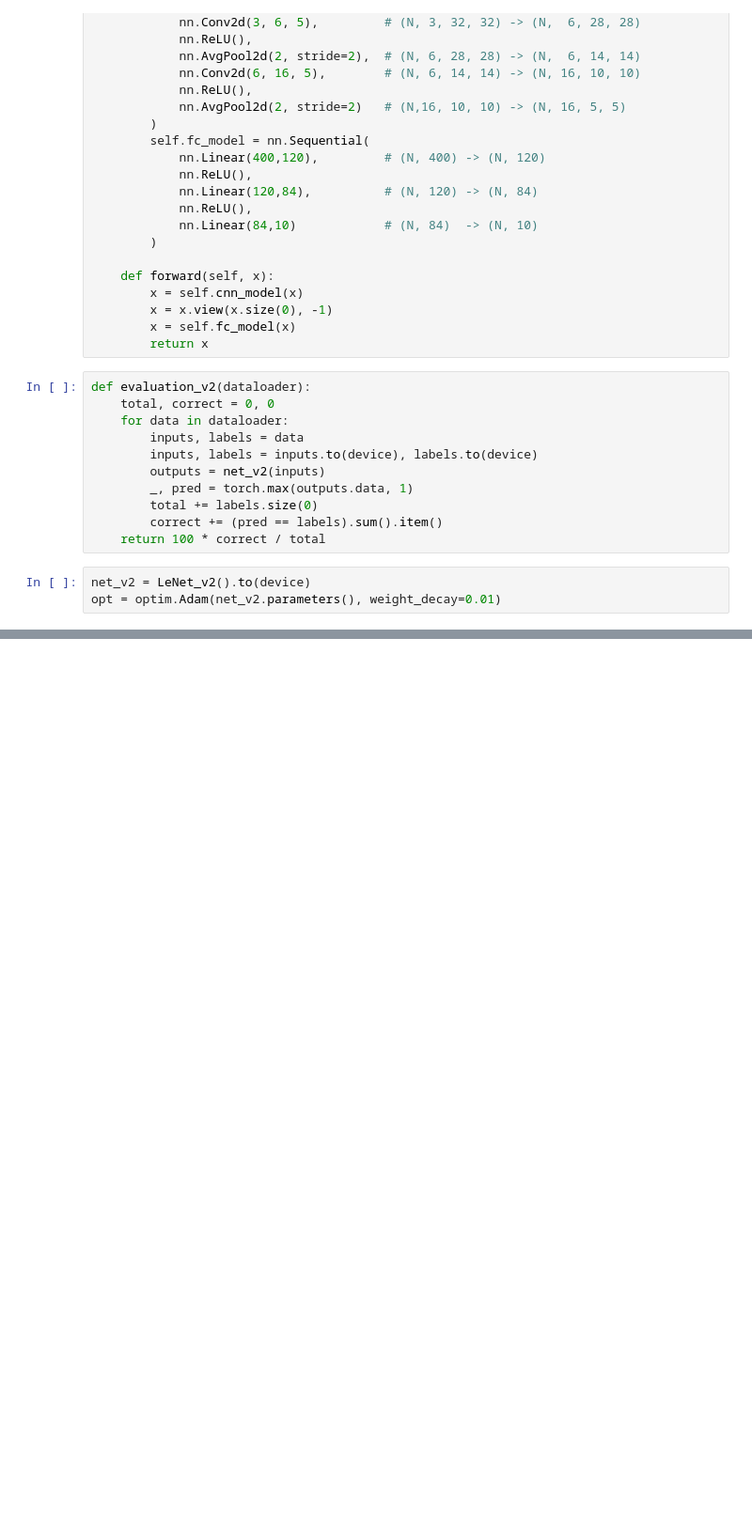
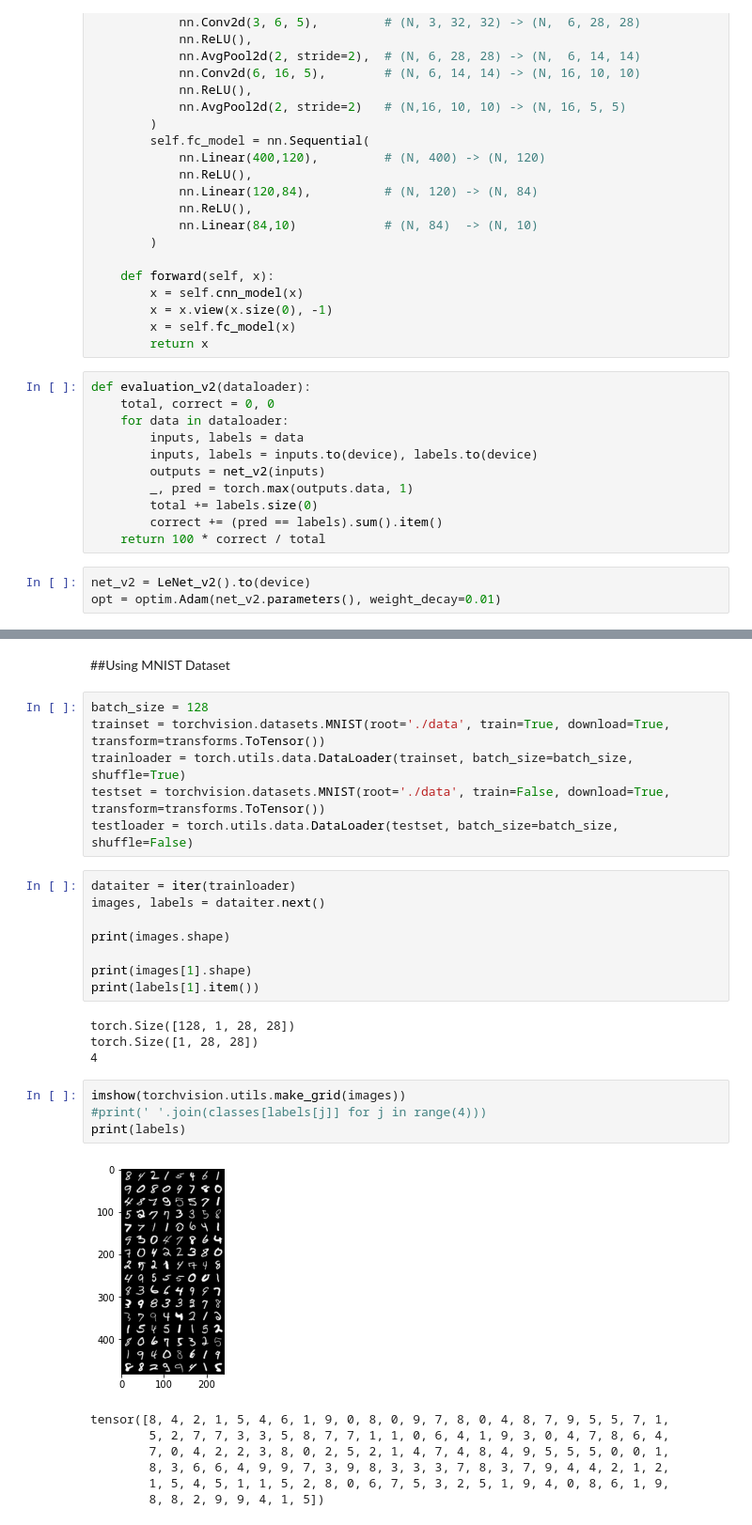
Before and after one commit to binodmathews93/GUVI-DeepLearning, a Jupyter notebook: PyTorchCNN.ipynb, the cells around one changed output, grey strips where cells are left out. Shown: that part at 94% size. Cells and saved outputs as stored; diff of their text form; blank space fills up the shorter version.

Commit message:
Used Modified LeNET to classify MNIST dataset

```diff
--- a/PyTorchCNN.ipynb
+++ b/PyTorchCNN.ipynb
@@ -494,0 +495,32 @@ Wall time: 4min 57s
+# %% [markdown]
+##Using MNIST Dataset
+# %%
+batch_size = 128
+trainset = torchvision.datasets.MNIST(root='./data', train=True, download=True, transform=transforms.ToTensor())
+trainloader = torch.utils.data.DataLoader(trainset, batch_size=batch_size, shuffle=True)
+testset = torchvision.datasets.MNIST(root='./data', train=False, download=True, transform=transforms.ToTensor())
+testloader = torch.utils.data.DataLoader(testset, batch_size=batch_size, shuffle=False)
+# %%
+dataiter = iter(trainloader)
+images, labels = dataiter.next()
+
+print(images.shape)
+
+print(images[1].shape)
+print(labels[1].item())
+# %% [output]
+torch.Size([128, 1, 28, 28])
+torch.Size([1, 28, 28])
+4
+# %%
+imshow(torchvision.utils.make_grid(images))
+#print(' '.join(classes[labels[j]] for j in range(4)))
+print(labels)
+# %% [output]
+[figure, added]
+tensor([8, 4, 2, 1, 5, 4, 6, 1, 9, 0, 8, 0, 9, 7, 8, 0, 4, 8, 7, 9, 5, 5, 7, 1,
+        5, 2, 7, 7, 3, 3, 5, 8, 7, 7, 1, 1, 0, 6, 4, 1, 9, 3, 0, 4, 7, 8, 6, 4,
+        7, 0, 4, 2, 2, 3, 8, 0, 2, 5, 2, 1, 4, 7, 4, 8, 4, 9, 5, 5, 5, 0, 0, 1,
+        8, 3, 6, 6, 4, 9, 9, 7, 3, 9, 8, 3, 3, 3, 7, 8, 3, 7, 9, 4, 4, 2, 1, 2,
+        1, 5, 4, 5, 1, 1, 5, 2, 8, 0, 6, 7, 5, 3, 2, 5, 1, 9, 4, 0, 8, 6, 1, 9,
+        8, 8, 2, 9, 9, 4, 1, 5])
```
Also changed, not shown: parts of 19 cells of this notebook.
